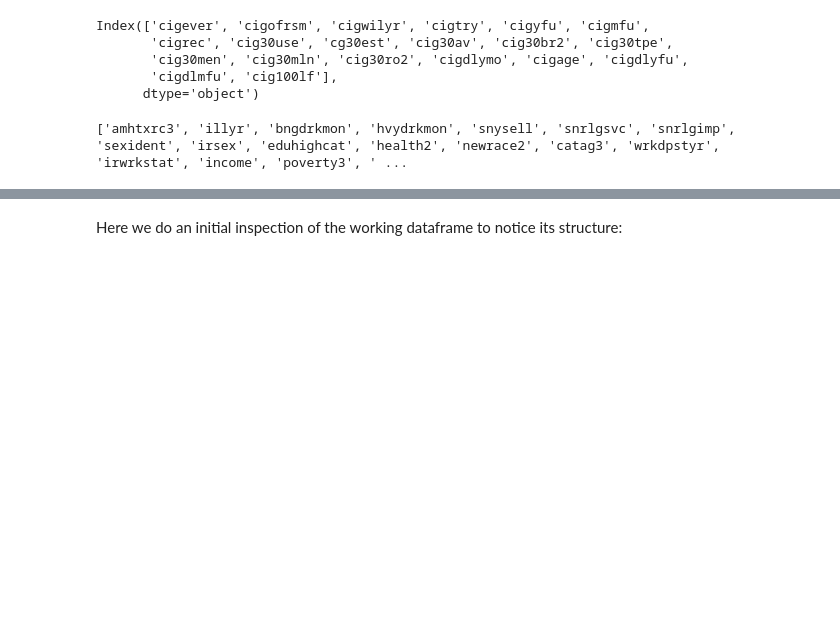
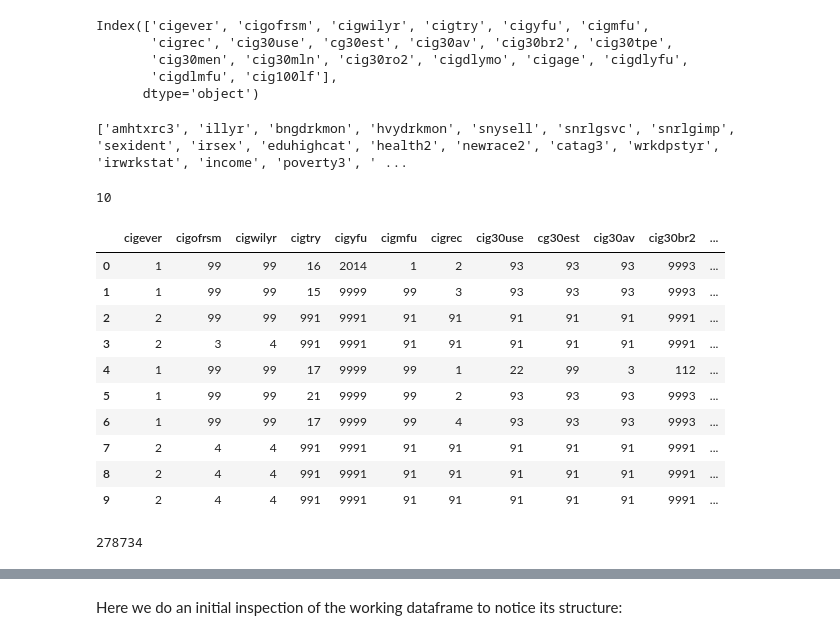
Before and after one commit to eloter01/Statistics-and-Machine-Learning-Fall-2021, a Jupyter notebook: Final Project/SMLfinalproj_EdwinLotero.ipynb, the cells around one changed output, grey strips where cells are left out. Drawn from its saved outputs; the diff is of its cells as text; code cells hidden in the pictures; blank space fills up the shorter version.

```diff
--- a/Final Project/SMLfinalproj_EdwinLotero.ipynb
+++ b/Final Project/SMLfinalproj_EdwinLotero.ipynb
@@ -27,3 +28,8 @@ from sklearn.metrics import accuracy_score, confusion_matrix, precision_score, r
 # load data set
 raw_data = pd.read_csv('C:\\Users\\elote\\Repositories\\Statistics-and-Machine-Learning-Fall-2021\\data\\NSDUH_2015_2019.csv')
 #raw_data = pd.read_csv('C:\\Users\\elote\\Repositories\\Statistics-and-Machine-Learning-Fall-2021\\data\\NSDUH_2019.txt', delim_whitespace=True)
+# %%
+# Better:
+from pathlib import Path
+DATA_DIR = Path('C:\\Users\\elote\\Repositories\\Statistics-and-Machine-Learning-Fall-2021\\data\\')
+raw_data = pd.read_csv(DATA_DIR / "NSDUH_2015_2019.csv")
@@ -148,0 +172,31 @@ df1 = raw_data[features_list]
+# %%
+df2['snrlgimp'].nunique()
+# %% [output]
+10
+# %%
+raw_data.iloc[:, 0:20].head(10)
+# %% [output]
+|  | cigever | cigofrsm | cigwilyr | cigtry | cigyfu | cigmfu | cigrec | cig30use | cg30est | cig30av | cig30br2 | ... |
+| 0 | 1 | 99 | 99 | 16 | 2014 | 1 | 2 | 93 | 93 | 93 | 9993 | ... |
+| 1 | 1 | 99 | 99 | 15 | 9999 | 99 | 3 | 93 | 93 | 93 | 9993 | ... |
+| 2 | 2 | 99 | 99 | 991 | 9991 | 91 | 91 | 91 | 91 | 91 | 9991 | ... |
+| 3 | 2 | 3 | 4 | 991 | 9991 | 91 | 91 | 91 | 91 | 91 | 9991 | ... |
+| 4 | 1 | 99 | 99 | 17 | 9999 | 99 | 1 | 22 | 99 | 3 | 112 | ... |
+| 5 | 1 | 99 | 99 | 21 | 9999 | 99 | 2 | 93 | 93 | 93 | 9993 | ... |
+| 6 | 1 | 99 | 99 | 17 | 9999 | 99 | 4 | 93 | 93 | 93 | 9993 | ... |
+| 7 | 2 | 4 | 4 | 991 | 9991 | 91 | 91 | 91 | 91 | 91 | 9991 | ... |
+| 8 | 2 | 4 | 4 | 991 | 9991 | 91 | 91 | 91 | 91 | 91 | 9991 | ... |
+| 9 | 2 | 4 | 4 | 991 | 9991 | 91 | 91 | 91 | 91 | 91 | 9991 | ... |
+# %%
+# find largest number of unique values in a column
+biggest = 0
+cols = []
+
+for col in raw_data.columns:
+    count = raw_data[col].nunique()
+    if count > biggest:
+        biggest = count
+
+print(biggest)
+# %% [output]
+278734
```
Also changed, not shown: parts of 21 cells of this notebook, 3 other files.
